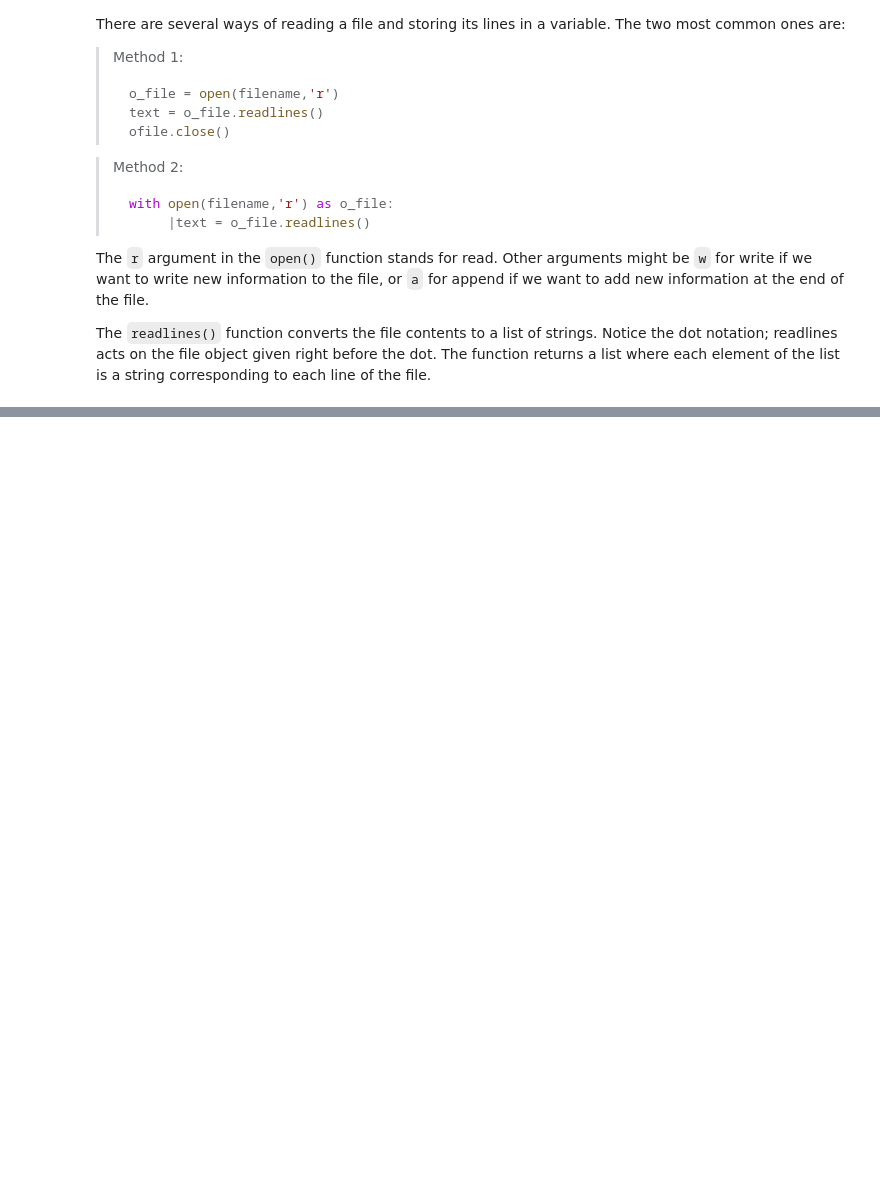
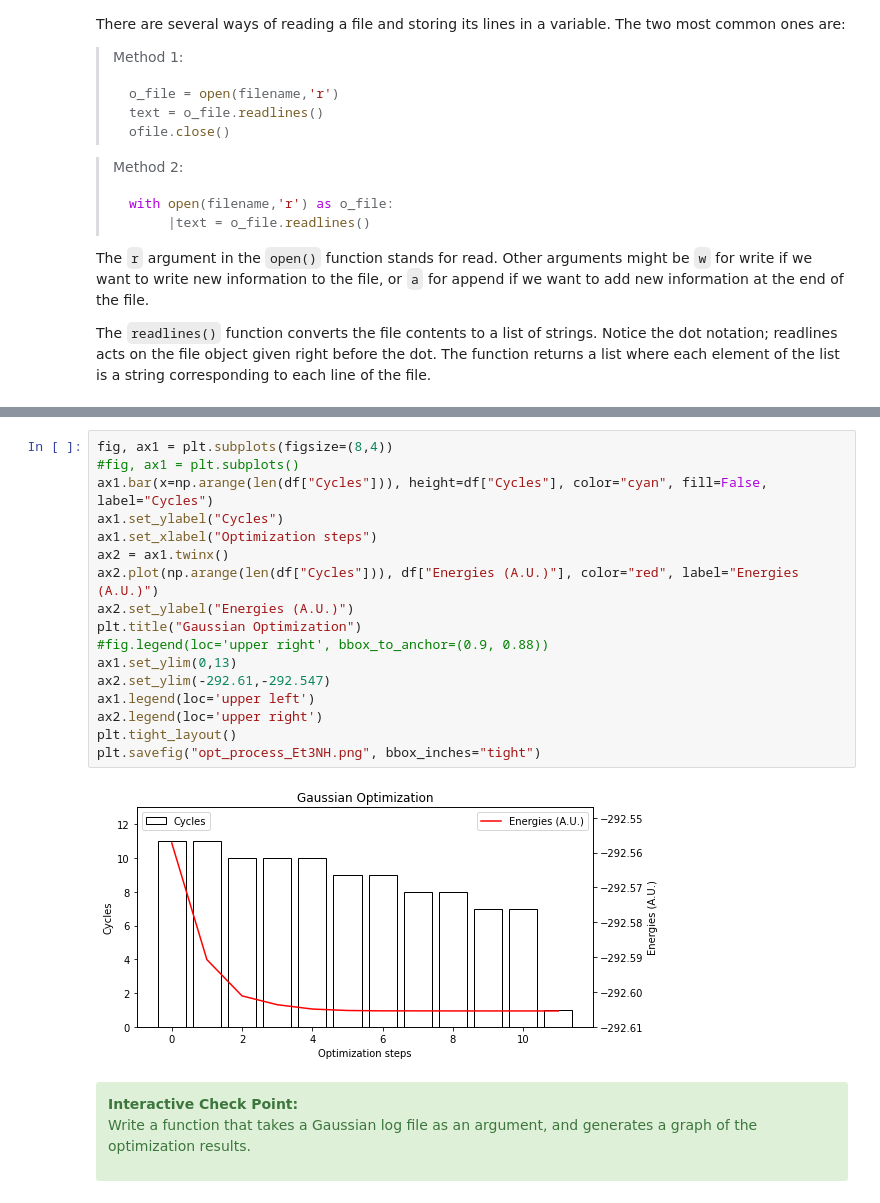
Before and after one commit to sylhare/Type-on-Strap, a Jupyter notebook: course_materials/session_0_klem_iribarren/session_0_python_introduction.ipynb, the cells around one changed output, grey strips where cells are left out. Cells and saved outputs as stored; diff of their text form; blank space fills up the shorter version.

```diff
--- a/course_materials/session_0_klem_iribarren/session_0_python_introduction.ipynb
+++ b/course_materials/session_0_klem_iribarren/session_0_python_introduction.ipynb
@@ -368,0 +501,24 @@ With all examples above, create a function that extracts only the last match of
+# %%
+fig, ax1 = plt.subplots(figsize=(8,4))
+#fig, ax1 = plt.subplots()
+ax1.bar(x=np.arange(len(df["Cycles"])), height=df["Cycles"], color="cyan", fill=False, label="Cycles")
+ax1.set_ylabel("Cycles")
+ax1.set_xlabel("Optimization steps")
+ax2 = ax1.twinx()
+ax2.plot(np.arange(len(df["Cycles"])), df["Energies (A.U.)"], color="red", label="Energies (A.U.)")
+ax2.set_ylabel("Energies (A.U.)")
+plt.title("Gaussian Optimization")
+#fig.legend(loc='upper right', bbox_to_anchor=(0.9, 0.88))
+ax1.set_ylim(0,13)
+ax2.set_ylim(-292.61,-292.547)
+ax1.legend(loc='upper left')
+ax2.legend(loc='upper right')
+plt.tight_layout()
+plt.savefig("opt_process_Et3NH.png", bbox_inches="tight")
+# %% [output]
+[figure, added]
+# %% [markdown]
+<div class="alert alert-block alert-success">
+<b>Interactive Check Point:</b>
+
+Write a function that takes a Gaussian log file as an argument, and generates a graph of the optimization results. </div>
```
Also changed, not shown: parts of 40 cells of this notebook, 8 other files.
